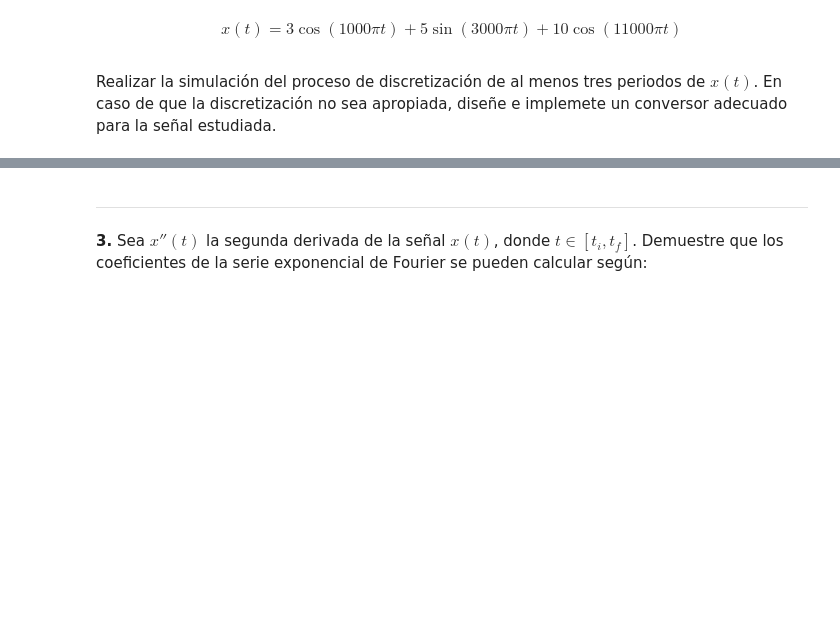
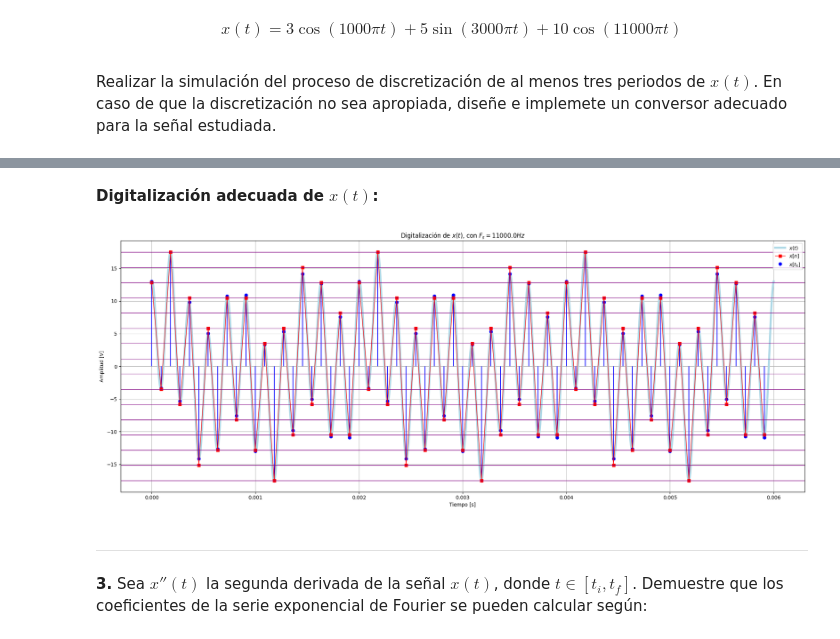
Before and after one commit to AlmondSund/SyS_2025_2, a Jupyter notebook: Parcial_1/Parcial1_SyS_2025_2.ipynb, the cells around one changed output, grey strips where cells are left out. Saved outputs shown, nothing was run; the diff lists cells and outputs as text; code cells hidden in the pictures; blank space fills up the shorter version.

```diff
--- a/Parcial_1/Parcial1_SyS_2025_2.ipynb
+++ b/Parcial_1/Parcial1_SyS_2025_2.ipynb
@@ -124,3 +126,56 @@ plt.show()
+# %% [markdown]
+**Digitalización adecuada de $x(t)$:**
+# %%
+''' Parámetros del conversor A/D '''
+# Muestreo
+F_s = 2 * (11000 / 2)   # Frecuencia de muestreo [Hz] (Fs >= 2*f_max)
+T_s = 1 / F_s           # Periodo de muestreo [s]
+
+# Capacidad de representación
+n_bits = 4              # Número de bits
+num_levels = 2**n_bits  # Número de niveles de cuantización
+
+''' Tiempos '''
+T_0 = 1 / 500                        # Periodo de la señal x(t) [s]
+sim_time = 3 * T_0                   # Tiempo de simulación [s]
+t = np.linspace(0, sim_time, 20000)  # Vector de tiempo 'continuo' [s]
+t_k = np.arange(0, sim_time, T_s)    # Vector de tiempo discreto [s]
+
+''' Definición de la señal x(t) '''
+x_t = 3 * np.cos(1000*np.pi*t) + 5 * np.sin(3000*np.pi*t) + 10 * np.cos(11000*np.pi*t)  # x(t) [V]
+
+''' Digitalización '''
+# Discretización
+x_tk = 3 * np.cos(1000*np.pi*t_k) + 5 * np.sin(3000*np.pi*t_k) + 10 * np.cos(11000*np.pi*t_k)  # x[t_k] [V]
+
+# Cuantización
+levels = np.linspace(min(x_t), max(x_t), num_levels)  # Vector de niveles de cuantización
+distances = np.abs(x_tk[:, None] - levels[None, :])   # Matriz de distancias entre muestras y niveles
+indices = np.argmin(distances, axis=1)                # Índices de los niveles más cercanos
+
+# Señal digitalizada
+x_n = levels[indices]  # x[n] [V]
+
+''' Visualización '''
+# Gráfica 2: Digitalización de x(t) cumpliendo Nyquist
+plt.figure(figsize=(20, 8))
+plt.plot(t, x_t, label='$x(t)$', color='lightblue', linewidth=4)
+plt.stem(t_k, x_tk, label='$x[t_k]$', linefmt='blue', markerfmt='blue', basefmt=" ")
+plt.plot(t_k, x_n, label='$x[n]$', color='red', marker='s', linestyle='-', linewidth=1)
+
+# Dibujar los niveles de cuantización como rectas constantes
+for lvl in levels:
+	plt.axhline(lvl, color='purple', linewidth=1)
+
+plt.title('Digitalización de $x(t)$, con $F_s = {} Hz$'.format(F_s))
+plt.xlabel('Tiempo [s]')
+plt.ylabel('Amplitud [V]')
+plt.grid()
+plt.legend(loc='upper right')
+plt.tight_layout()
+plt.show()
+# %% [output]
+[figure, added]
 # %% [markdown]
 ---
 # %% [markdown]
```
Also changed, not shown: parts of 2 cells of this notebook.
